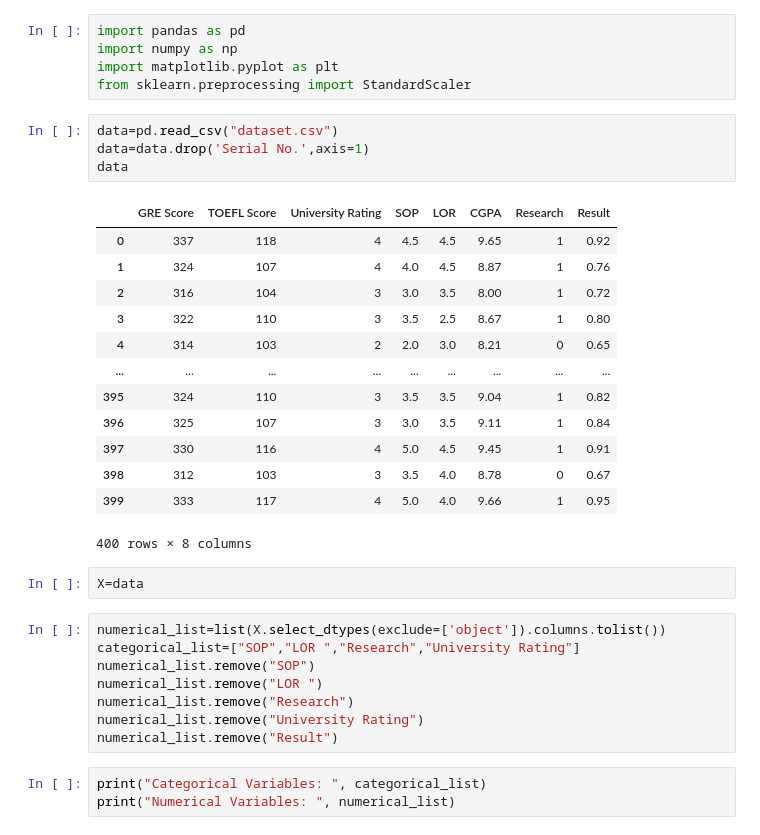
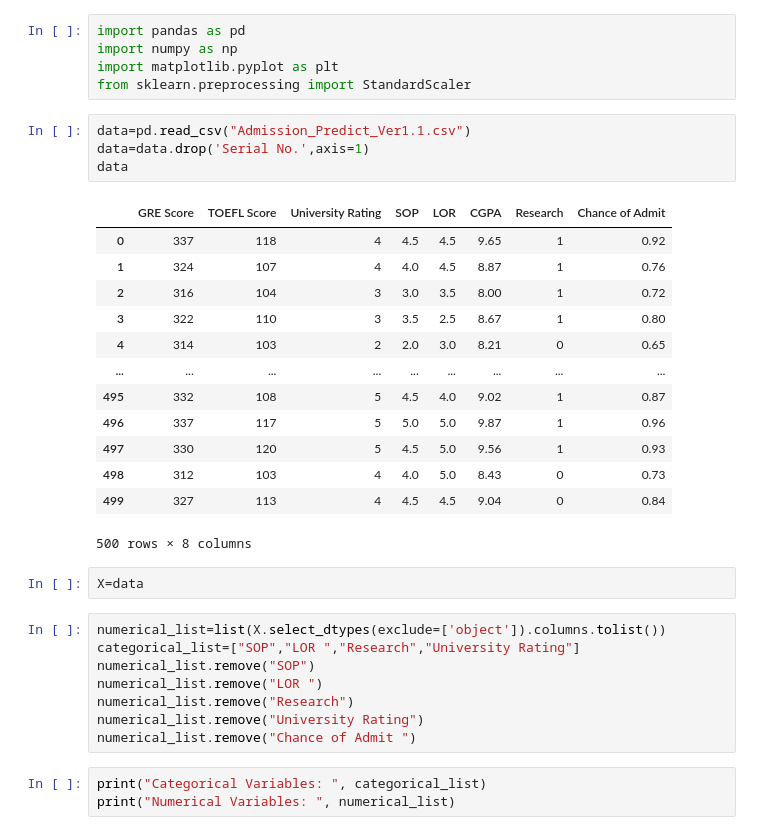
Before and after one commit to prathamagrawal/College_Admit, a Jupyter notebook: ML_EDA_Data Analysis/model.ipynb, the cells around one changed output. Cells and saved outputs as stored; diff of their text form.

```diff
--- a/ML_EDA_Data Analysis/model.ipynb
+++ b/ML_EDA_Data Analysis/model.ipynb
@@ -4,23 +4,23 @@ import numpy as np
 import matplotlib.pyplot as plt
 from sklearn.preprocessing import StandardScaler
 # %%
-data=pd.read_csv("dataset.csv")
+data=pd.read_csv("Admission_Predict_Ver1.1.csv")
 data=data.drop('Serial No.',axis=1)
 data
 # %% [output]
-|  | GRE Score | TOEFL Score | University Rating | SOP | LOR | CGPA | Research | Result |
+|  | GRE Score | TOEFL Score | University Rating | SOP | LOR | CGPA | Research | Chance of Admit |
 | 0 | 337 | 118 | 4 | 4.5 | 4.5 | 9.65 | 1 | 0.92 |
 | 1 | 324 | 107 | 4 | 4.0 | 4.5 | 8.87 | 1 | 0.76 |
 | 2 | 316 | 104 | 3 | 3.0 | 3.5 | 8.00 | 1 | 0.72 |
 | 3 | 322 | 110 | 3 | 3.5 | 2.5 | 8.67 | 1 | 0.80 |
 | 4 | 314 | 103 | 2 | 2.0 | 3.0 | 8.21 | 0 | 0.65 |
 | ... | ... | ... | ... | ... | ... | ... | ... | ... |
-| 395 | 324 | 110 | 3 | 3.5 | 3.5 | 9.04 | 1 | 0.82 |
-| 396 | 325 | 107 | 3 | 3.0 | 3.5 | 9.11 | 1 | 0.84 |
-| 397 | 330 | 116 | 4 | 5.0 | 4.5 | 9.45 | 1 | 0.91 |
-| 398 | 312 | 103 | 3 | 3.5 | 4.0 | 8.78 | 0 | 0.67 |
-| 399 | 333 | 117 | 4 | 5.0 | 4.0 | 9.66 | 1 | 0.95 |
+| 495 | 332 | 108 | 5 | 4.5 | 4.0 | 9.02 | 1 | 0.87 |
+| 496 | 337 | 117 | 5 | 5.0 | 5.0 | 9.87 | 1 | 0.96 |
+| 497 | 330 | 120 | 5 | 4.5 | 5.0 | 9.56 | 1 | 0.93 |
+| 498 | 312 | 103 | 4 | 4.0 | 5.0 | 8.43 | 0 | 0.73 |
+| 499 | 327 | 113 | 4 | 4.5 | 4.5 | 9.04 | 0 | 0.84 |
-400 rows × 8 columns
+500 rows × 8 columns
 # %%
 X=data
 # %%
@@ -30,7 +30,7 @@ numerical_list.remove("SOP")
 numerical_list.remove("LOR ")
 numerical_list.remove("Research")
 numerical_list.remove("University Rating")
-numerical_list.remove("Result")
+numerical_list.remove("Chance of Admit ")
 # %%
 print("Categorical Variables: ", categorical_list)
 print("Numerical Variables: ", numerical_list)
```
Also changed, not shown: parts of 3 cells of this notebook, 4 other files.
